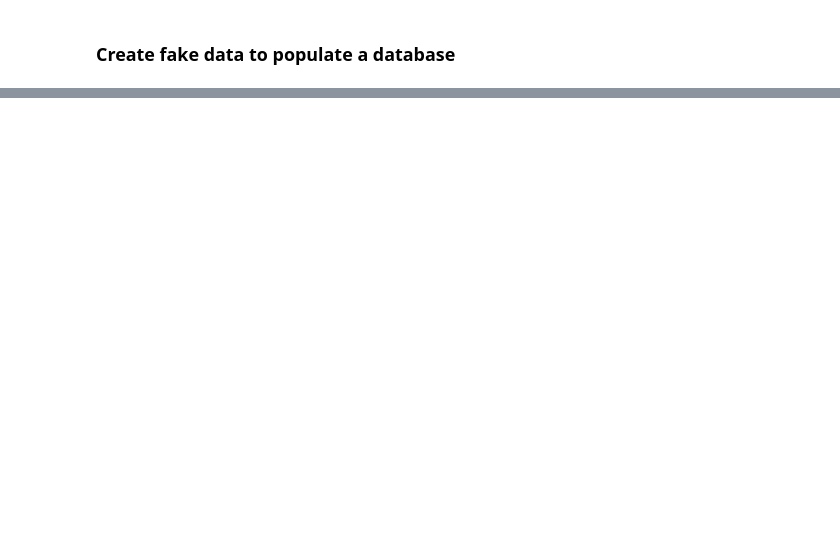
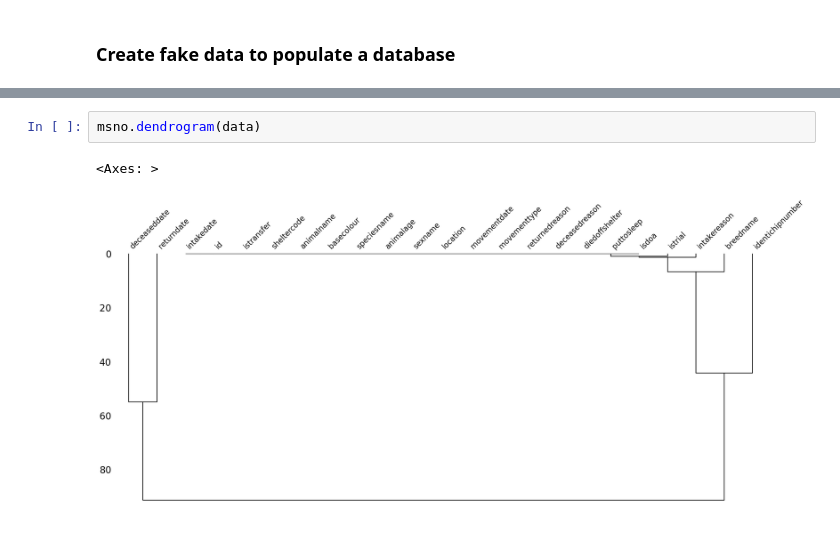
Before and after one commit to alketcecaj12/PythonNewLibsUpdate, a Jupyter notebook: NewLibsInPython.ipynb, the cells around one changed output, grey strips where cells are left out. Drawn from its saved outputs; the diff is of its cells as text; blank space fills up the shorter version.

```diff
--- a/NewLibsInPython.ipynb
+++ b/NewLibsInPython.ipynb
@@ -30,0 +62,5 @@ Brian Strickland
+# %%
+msno.dendrogram(data)
+# %% [output]
+<Axes: >
+[figure, added]
```
Also changed, not shown: parts of 8 cells of this notebook, 4 other files.
